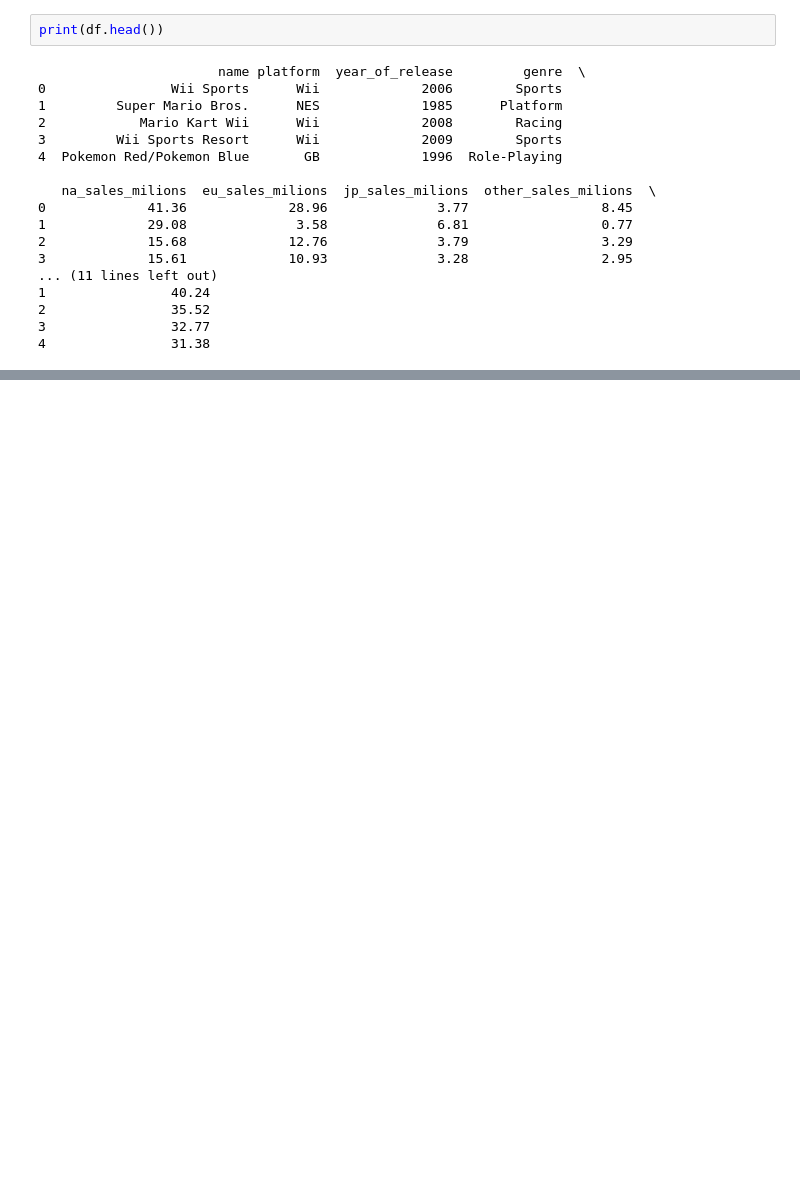
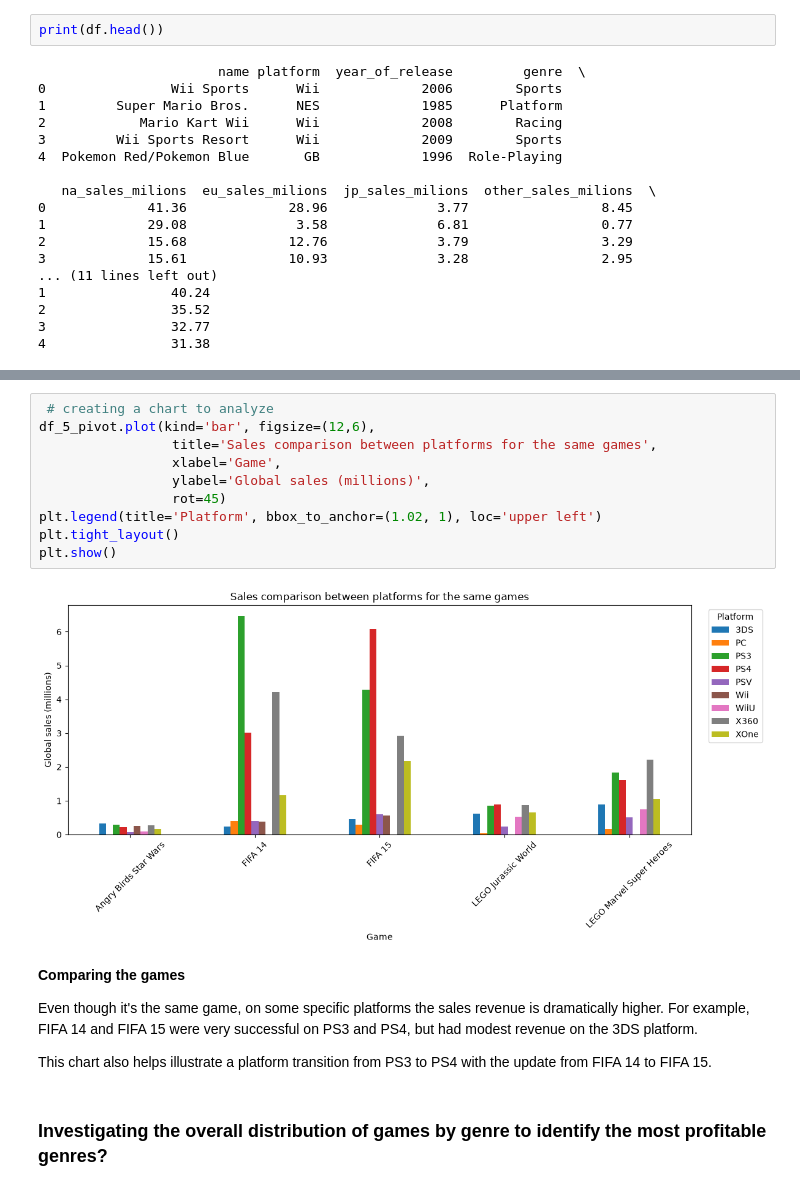
Before and after one commit to pedrolocosta/game-sales-strategy-eda, a Jupyter notebook: notebook.ipynb, the cells around one changed output, grey strips where cells are left out. Drawn from its saved outputs; the diff is of its cells as text; blank space fills up the shorter version.

```diff
--- a/notebook.ipynb
+++ b/notebook.ipynb
@@ -1878,0 +1196,20 @@ Desta forma, deve-se considerar que as classificações médias dos usuários do
+# %%
+ # creating a chart to analyze
+df_5_pivot.plot(kind='bar', figsize=(12,6),
+                 title='Sales comparison between platforms for the same games',
+                 xlabel='Game',
+                 ylabel='Global sales (millions)',
+                 rot=45)
+plt.legend(title='Platform', bbox_to_anchor=(1.02, 1), loc='upper left')
+plt.tight_layout()
+plt.show()
+# %% [output]
+[figure, added]
+# %% [markdown]
+**Comparing the games**
+
+Even though it's the same game, on some specific platforms the sales revenue is dramatically higher. For example, FIFA 14 and FIFA 15 were very successful on PS3 and PS4, but had modest revenue on the 3DS platform.
+
+This chart also helps illustrate a platform transition from PS3 to PS4 with the update from FIFA 14 to FIFA 15.
+# %% [markdown]
+### Investigating the overall distribution of games by genre to identify the most profitable genres?
```
Also changed, not shown: parts of 399 cells of this notebook.
